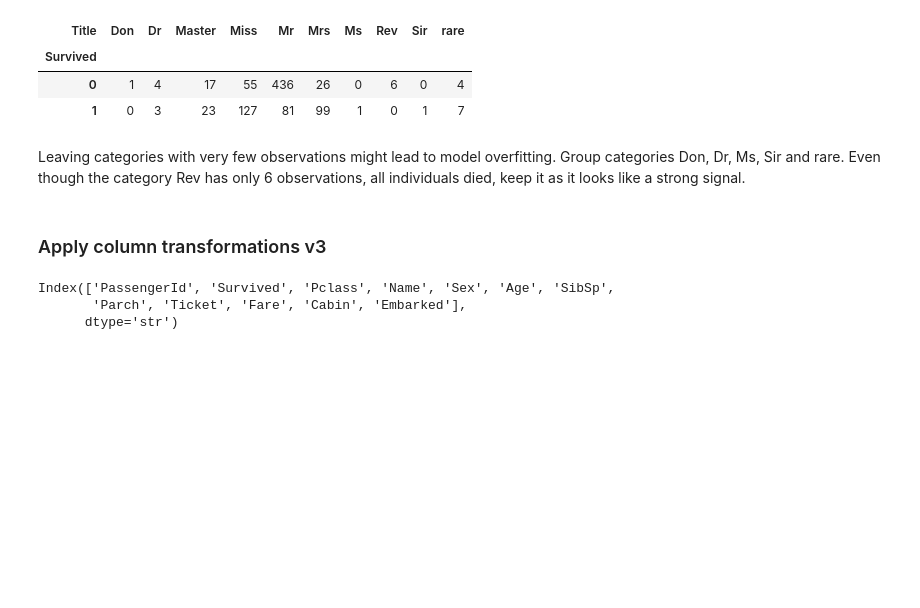
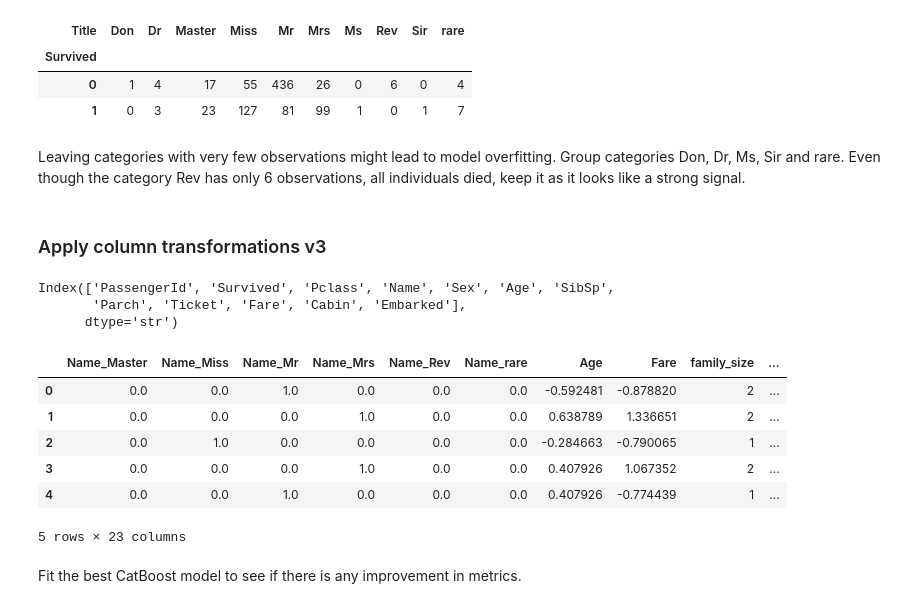
Before and after one commit to lopez-davcio/learning-journal, a Jupyter notebook: titanic-classification/titanic-analysis.ipynb, the cells around one changed output. Cells and saved outputs as stored; diff of their text form; code cells hidden in the pictures; blank space fills up the shorter version.

```diff
--- a/titanic-classification/titanic-analysis.ipynb
+++ b/titanic-classification/titanic-analysis.ipynb
@@ -1231,33 +1228,47 @@ def compute_family_size(df):
 # provide a name for the family size column (since two columns go in but only one comes out, 'one-to-one' can't be used, a custom function must be defined)
 def get_family_size_name(transformer, features):
         return ['family_size']
 
 # pipeline to create title feature
 title_transformer = Pipeline(steps=[
     ('extract', (FunctionTransformer(lambda x: x.iloc[:,0].str.extract(r'(Mr|Mrs|Master|Miss|Rev)\.'), feature_names_out='one-to-one'))),
-    ('impute', SimpleImputer(strategy='constant', fill_value='rare'))
+    ('impute', SimpleImputer(strategy='constant', fill_value='rare')),
+    ('encoder', OneHotEncoder(sparse_output=False))
 ])
 
 preprocessor_v3 = ColumnTransformer(
     transformers= [
         ('title', title_transformer, ['Name']),
         ('age_scale', StandardScaler(), ['Age']),
         ('fare_transform', PowerTransformer(), ['Fare']),
         ('family_size', FunctionTransformer(compute_family_size, feature_names_out=get_family_size_name), ['SibSp', 'Parch']),
         ('drop_columns', 'drop', ['PassengerId', 'Survived', 'Ticket', 'Name'])
     ],
     remainder='passthrough',
     verbose_feature_names_out=False,
     n_jobs=-1
 )
 
 preprocessor_v3.set_output(transform='pandas')
 
 transform_pipeline_v3 = Pipeline(steps=[
     ('preprocessor', preprocessor),
-    ('preprocessor_v3', preprocessor_v3)
+    ('preprocessor_v3', preprocessor_v3),
 ])
 
 transformed_df_v3 = transform_pipeline_v3.fit_transform(original_df)
 
-transformed_df_v3_columns = transform_pipeline_v3.get_feature_names_out()
+transformed_df_v3.columns = transform_pipeline_v3.get_feature_names_out()
+
+# check that the intended transformations take place
+transformed_df_v3.head()
+# %% [output]
+|  | Name_Master | Name_Miss | Name_Mr | Name_Mrs | Name_Rev | Name_rare | Age | Fare | family_size | ... |
+| 0 | 0.0 | 0.0 | 1.0 | 0.0 | 0.0 | 0.0 | -0.592481 | -0.878820 | 2 | ... |
+| 1 | 0.0 | 0.0 | 0.0 | 1.0 | 0.0 | 0.0 | 0.638789 | 1.336651 | 2 | ... |
+| 2 | 0.0 | 1.0 | 0.0 | 0.0 | 0.0 | 0.0 | -0.284663 | -0.790065 | 1 | ... |
+| 3 | 0.0 | 0.0 | 0.0 | 1.0 | 0.0 | 0.0 | 0.407926 | 1.067352 | 2 | ... |
+| 4 | 0.0 | 0.0 | 1.0 | 0.0 | 0.0 | 0.0 | 0.407926 | -0.774439 | 1 | ... |
+5 rows × 23 columns
+# %% [markdown]
+Fit the best CatBoost model to see if there is any improvement in metrics.
```
Also changed, not shown: parts of 13 cells of this notebook.
